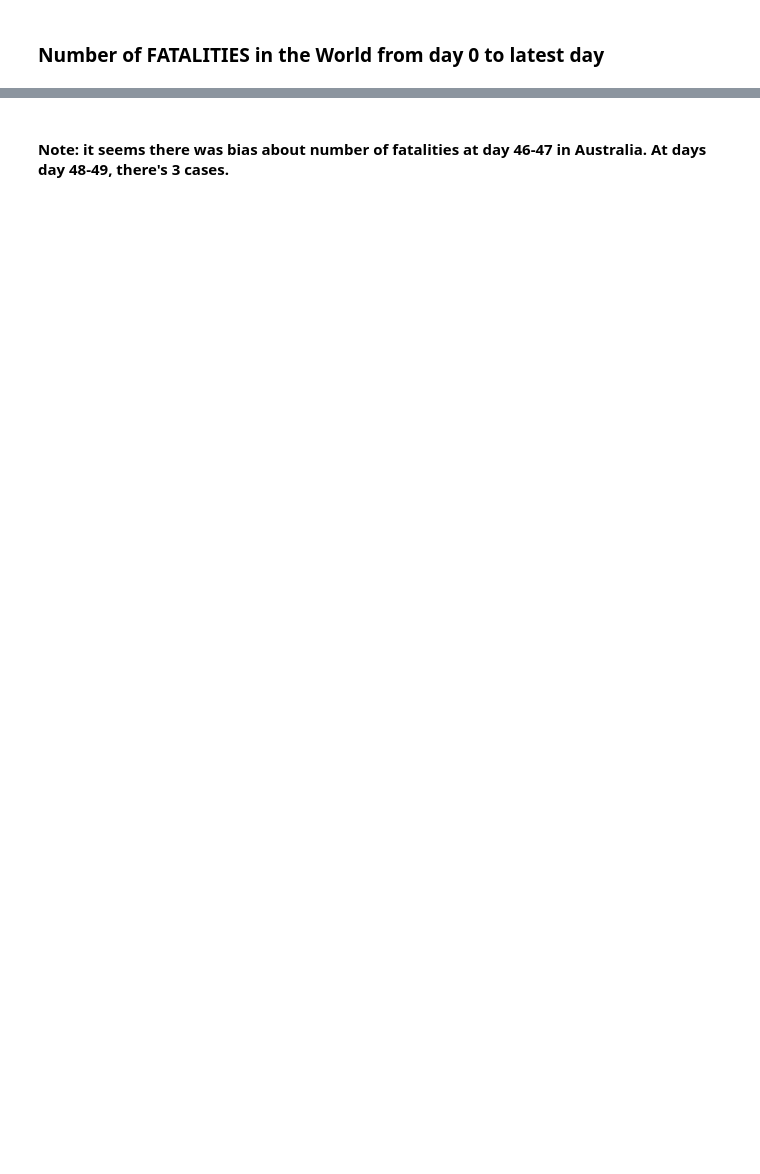
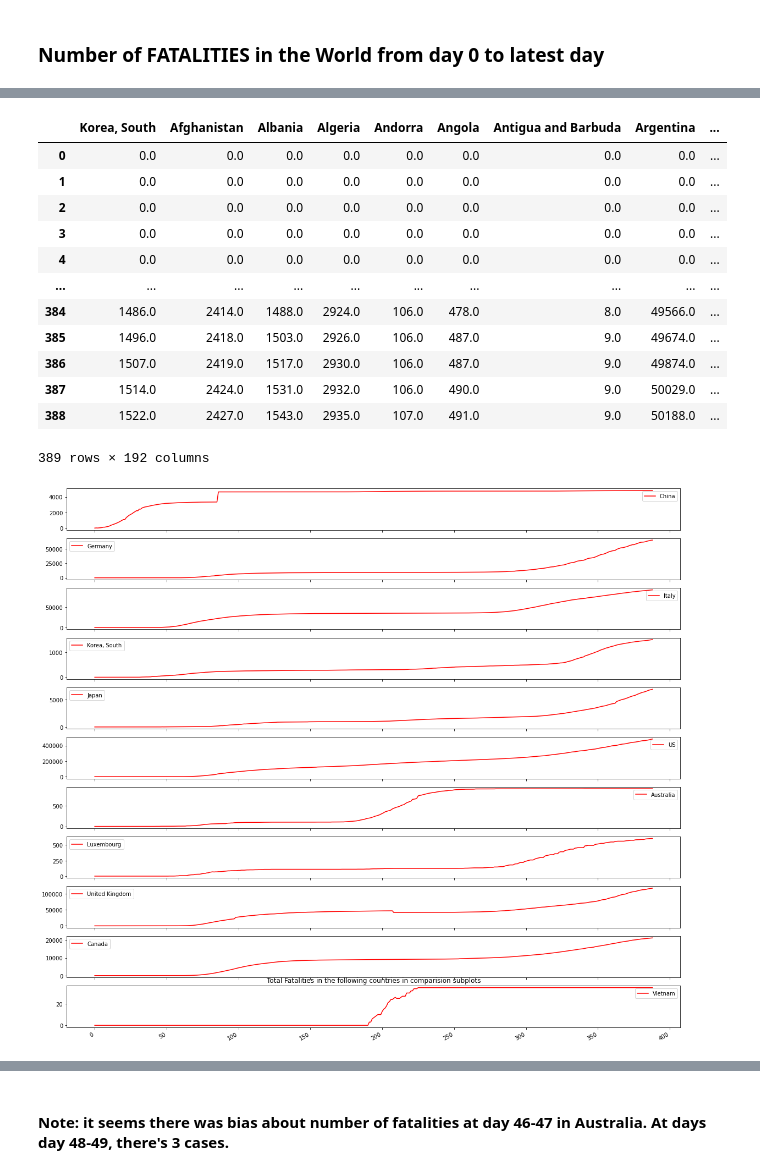
Before and after one commit to lphan/ML-Practices, a Jupyter notebook: 18_Covid-19/18_Covid-19_fatalities.ipynb, the cells around one changed output, grey strips where cells are left out. Saved outputs shown, nothing was run; the diff lists cells and outputs as text; code cells hidden in the pictures; blank space fills up the shorter version.

```diff
--- a/18_Covid-19/18_Covid-19_fatalities.ipynb
+++ b/18_Covid-19/18_Covid-19_fatalities.ipynb
@@ -114 +114,25 @@ Highest ratio until now (%): 7.188 at day: 99
+# %%
+from pandas import Grouper
+countries = ['China', 'Germany', 'Italy', 'Korea, South', 'Japan', 'US', 'Australia', 'Luxembourg', 'United Kingdom', 'Canada', 'Vietnam']
+rcParams['figure.figsize'] = 20, 20
+countries_fatalities[countries].plot(subplots=True, legend=True, color='red')
+countries_fatalities[countries]
+
+plt.title("Total Fatalities in the following countries in comparision subplots")
+countries_fatalities
+# %% [output]
+|  | Korea, South | Afghanistan | Albania | Algeria | Andorra | Angola | Antigua and Barbuda | Argentina | ... |
+| 0 | 0.0 | 0.0 | 0.0 | 0.0 | 0.0 | 0.0 | 0.0 | 0.0 | ... |
+| 1 | 0.0 | 0.0 | 0.0 | 0.0 | 0.0 | 0.0 | 0.0 | 0.0 | ... |
+| 2 | 0.0 | 0.0 | 0.0 | 0.0 | 0.0 | 0.0 | 0.0 | 0.0 | ... |
+| 3 | 0.0 | 0.0 | 0.0 | 0.0 | 0.0 | 0.0 | 0.0 | 0.0 | ... |
+| 4 | 0.0 | 0.0 | 0.0 | 0.0 | 0.0 | 0.0 | 0.0 | 0.0 | ... |
+| ... | ... | ... | ... | ... | ... | ... | ... | ... | ... |
+| 384 | 1486.0 | 2414.0 | 1488.0 | 2924.0 | 106.0 | 478.0 | 8.0 | 49566.0 | ... |
+| 385 | 1496.0 | 2418.0 | 1503.0 | 2926.0 | 106.0 | 487.0 | 9.0 | 49674.0 | ... |
+| 386 | 1507.0 | 2419.0 | 1517.0 | 2930.0 | 106.0 | 487.0 | 9.0 | 49874.0 | ... |
+| 387 | 1514.0 | 2424.0 | 1531.0 | 2932.0 | 106.0 | 490.0 | 9.0 | 50029.0 | ... |
+| 388 | 1522.0 | 2427.0 | 1543.0 | 2935.0 | 107.0 | 491.0 | 9.0 | 50188.0 | ... |
+389 rows × 192 columns
+[figure, added]
 # %%
```
Also changed, not shown: parts of 6 cells of this notebook, 21 other files.
